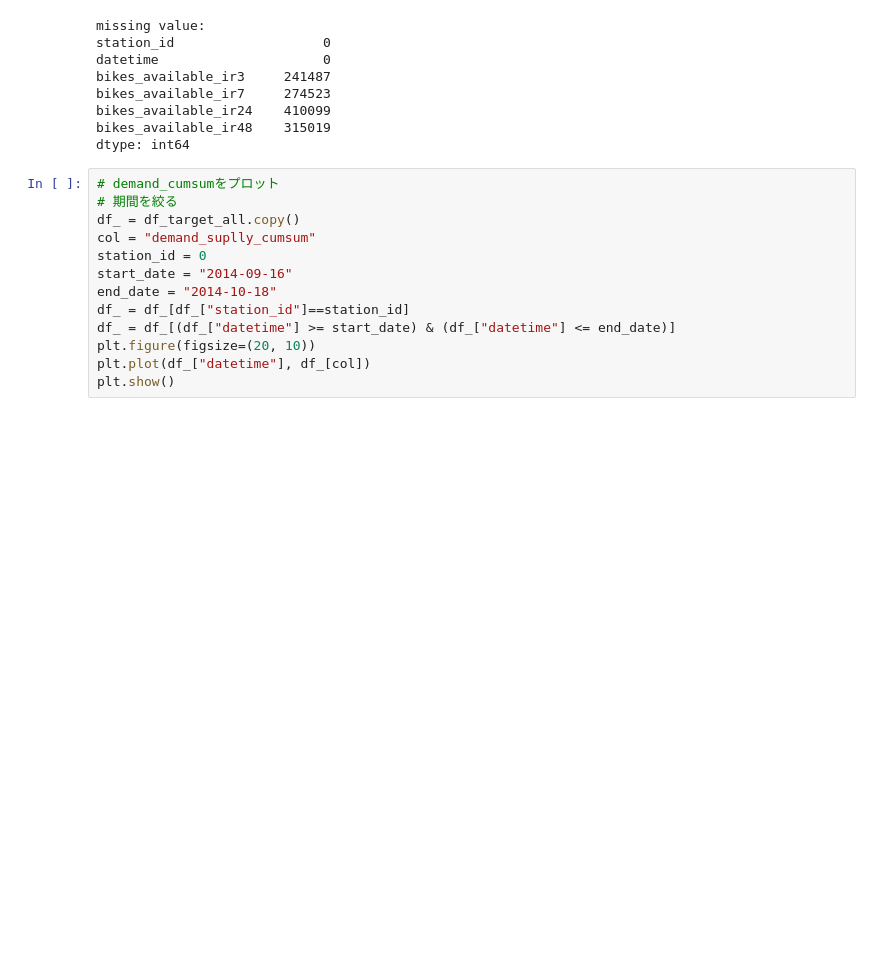
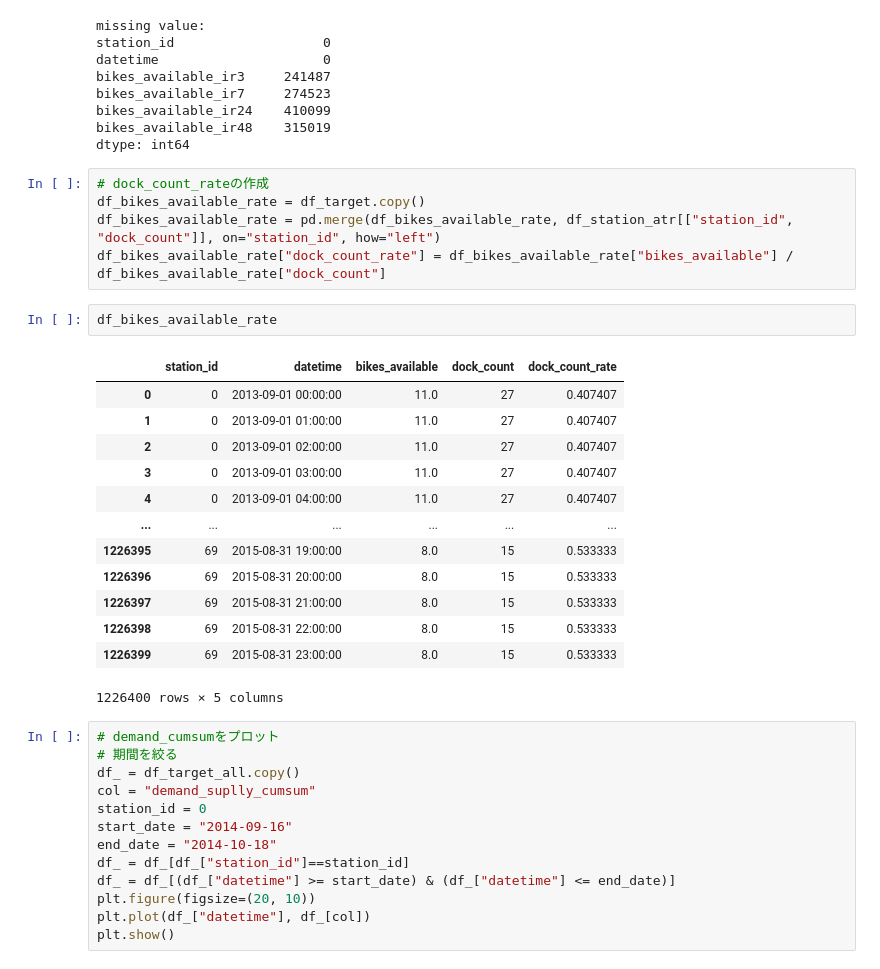
Before and after one commit to snoopy0420/atma_udemy, a Jupyter notebook: notebooks/create_features.ipynb, the cells around one changed output. Cells and saved outputs as stored; diff of their text form; blank space fills up the shorter version.

```diff
--- a/notebooks/create_features.ipynb
+++ b/notebooks/create_features.ipynb
@@ -908,6 +905,27 @@ bikes_available_ir7     274523
 bikes_available_ir24    410099
 bikes_available_ir48    315019
 dtype: int64
+# %%
+# dock_count_rateの作成
+df_bikes_available_rate = df_target.copy()
+df_bikes_available_rate = pd.merge(df_bikes_available_rate, df_station_atr[["station_id", "dock_count"]], on="station_id", how="left")
+df_bikes_available_rate["dock_count_rate"] = df_bikes_available_rate["bikes_available"] / df_bikes_available_rate["dock_count"]
+# %%
+df_bikes_available_rate
+# %% [output]
+|  | station_id | datetime | bikes_available | dock_count | dock_count_rate |
+| 0 | 0 | 2013-09-01 00:00:00 | 11.0 | 27 | 0.407407 |
+| 1 | 0 | 2013-09-01 01:00:00 | 11.0 | 27 | 0.407407 |
+| 2 | 0 | 2013-09-01 02:00:00 | 11.0 | 27 | 0.407407 |
+| 3 | 0 | 2013-09-01 03:00:00 | 11.0 | 27 | 0.407407 |
+| 4 | 0 | 2013-09-01 04:00:00 | 11.0 | 27 | 0.407407 |
+| ... | ... | ... | ... | ... | ... |
+| 1226395 | 69 | 2015-08-31 19:00:00 | 8.0 | 15 | 0.533333 |
+| 1226396 | 69 | 2015-08-31 20:00:00 | 8.0 | 15 | 0.533333 |
+| 1226397 | 69 | 2015-08-31 21:00:00 | 8.0 | 15 | 0.533333 |
+| 1226398 | 69 | 2015-08-31 22:00:00 | 8.0 | 15 | 0.533333 |
+| 1226399 | 69 | 2015-08-31 23:00:00 | 8.0 | 15 | 0.533333 |
+1226400 rows × 5 columns
 # %%
 # demand_cumsumをプロット
 # 期間を絞る
```
Also changed, not shown: parts of 2 cells of this notebook.
